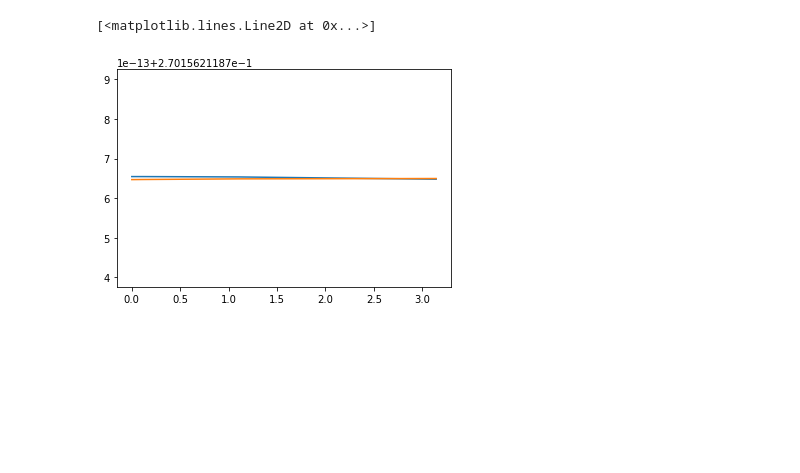
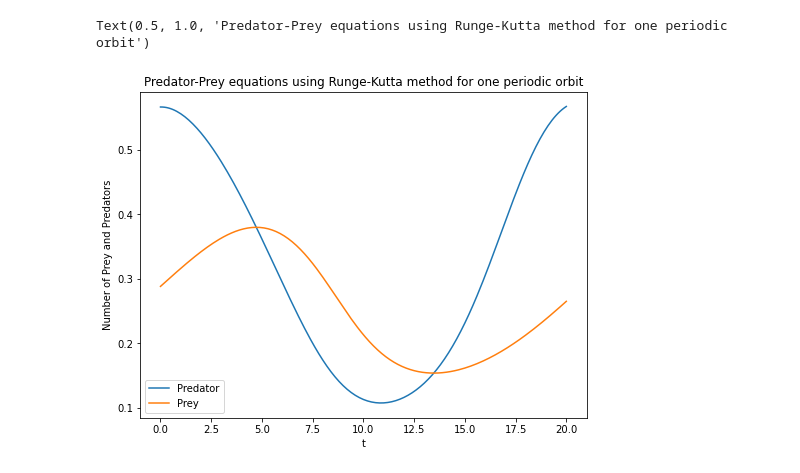
Before and after one commit to TheaRoseBarnes/emat30008, a Jupyter notebook: NumericalShooting.ipynb, the cells around one changed output. Drawn from its saved outputs; the diff is of its cells as text; code cells hidden in the pictures; blank space fills up the shorter version.

```diff
--- a/NumericalShooting.ipynb
+++ b/NumericalShooting.ipynb
@@ -39,15 +98,23 @@ plt.plot(sol.y[0], sol.y[1])
 #x*(1-x) - (a*x*y)/(d+x) = 0
 # %%
 #Construct the shooting root-finding problem
-def g(u0, fun, args):
-    u, T = u0[:-1], u0[-1]
-    sol = solve_ivp(fun, (0,T), u, args = args, rtol = 1e-6)
-    final_states = sol.y[:,-1]
-    phase_condition = np.array([fun(T, u, args[0], args[1], args[2])[0]])
-    return np.concatenate((u-final_states, phase_condition))
+#def g(u0, fun, args):
+    #u, T = u0[:-1], u0[-1]
+    #sol = solve_ivp(fun, (0,T), u, args = args, rtol = 1e-6)
+    #final_states = sol.y[:,-1]
+    #phase_condition = np.array([fun(T, u, args[0], args[1], args[2])[0]])
+    #return np.concatenate((u-final_states, phase_condition))
+# %%
+#Construct the shooting root-finding problem
+def g(u0, function, args):
+    u, T = u0[:-1], u0[-1]
+    sol = solve_ode_system(function,0.1,0,u,np.arange(0,T,0.1), rk4_solve_step,args=args)
+    final_states = sol[-1]
+    phase_condition = np.array([function(u,T,(args[0],args[1],args[2]))[0]])
+    return np.concatenate((u-final_states, phase_condition))
 # %%
   #find the roots of g with an initial guess
 from scipy.optimize import fsolve
-root = fsolve(g,[1.5,1.5,20],args = (f, (a,b,d)))
+root = fsolve(g,[1.5,1.5,20],args = (fun, (a,b,d)))
 root
 # %% [output]
@@ -55,11 +123,21 @@ array([0.27015621, 0.27015621, 3.14288296])
 # %%
 #plot the solution for one periodic orbit
-sol = solve_ivp(f, (0,root[2]), root[:2], args = (a,b,d), rtol = 1e-6)
-plt.plot(sol.t, sol.y[0])
-plt.plot(sol.t, sol.y[1])
+#sol = solve_ivp(f, (0,root[2]), root[:2], args = (a,b,d), rtol = 1e-6)
+#plt.plot(sol.t, sol.y[0])
+#plt.plot(sol.t, sol.y[1])
-# %% [output]
-[<matplotlib.lines.Line2D at 0x...>]
-[figure, removed]
+# %%
+#plot the solution for one periodic orbit
+fig=plt.figure(figsize=(8,6))
+sol = solve_ode_system(fun,0.1,0,root[:2],np.arange(0,root[2],0.1), rk4_solve_step,args=(a,b,d))
+plt.plot(np.arange(0,root[2],0.1),[state[0] for state in sol])
+plt.plot(np.arange(0,root[2],0.1),[state[-1] for state in sol])
+plt.legend(['Predator','Prey'])
+plt.xlabel('t')
+plt.ylabel('Number of Prey and Predators')
+plt.title('Predator-Prey equations using Runge-Kutta method for one periodic orbit')
+# %% [output]
+Text(0.5, 1.0, 'Predator-Prey equations using Runge-Kutta method for one periodic orbit')
+[figure, added]
 # %%
 # Attempting to generalise the code
 # Improvements:
```
Also changed, not shown: parts of 19 cells of this notebook.
